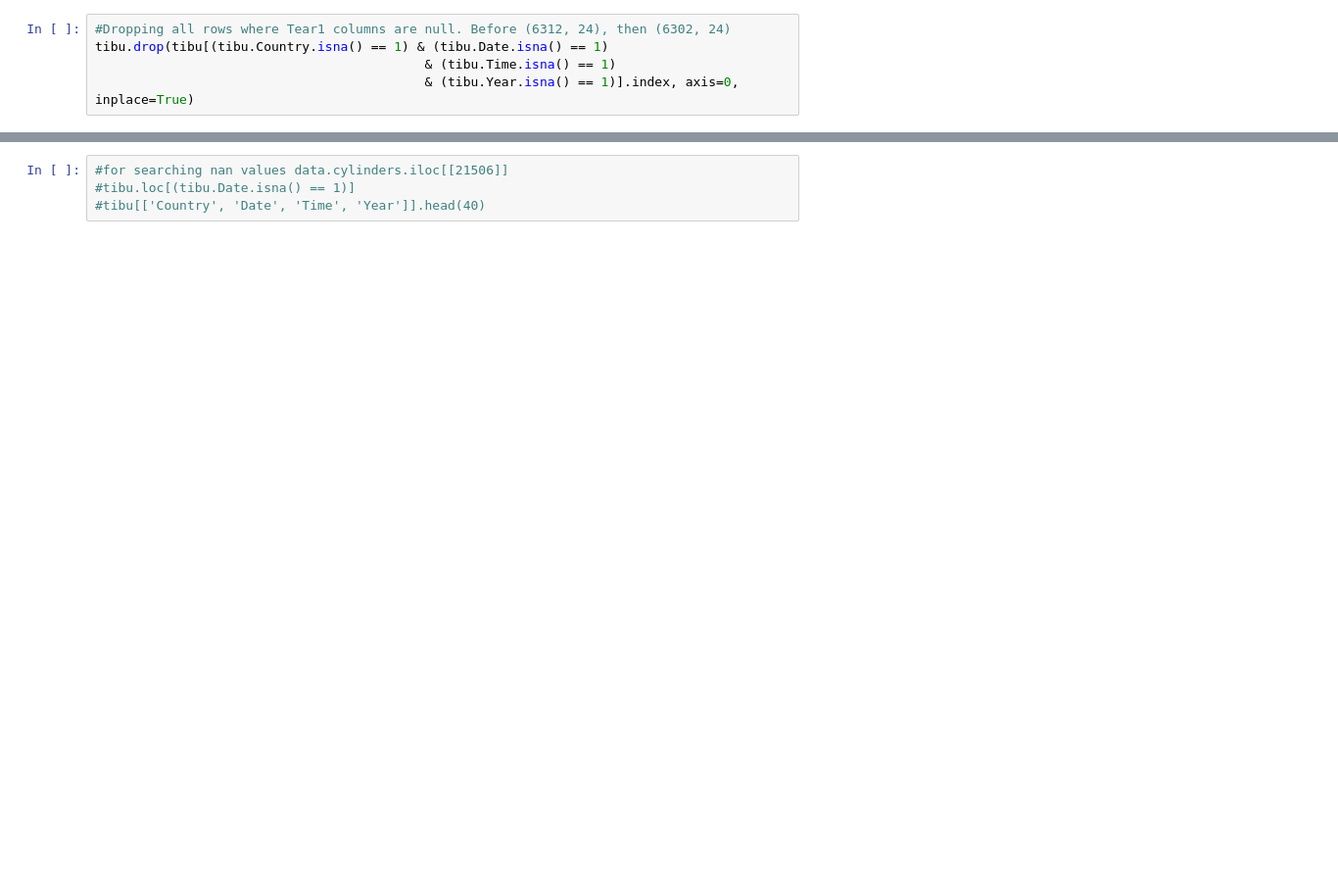
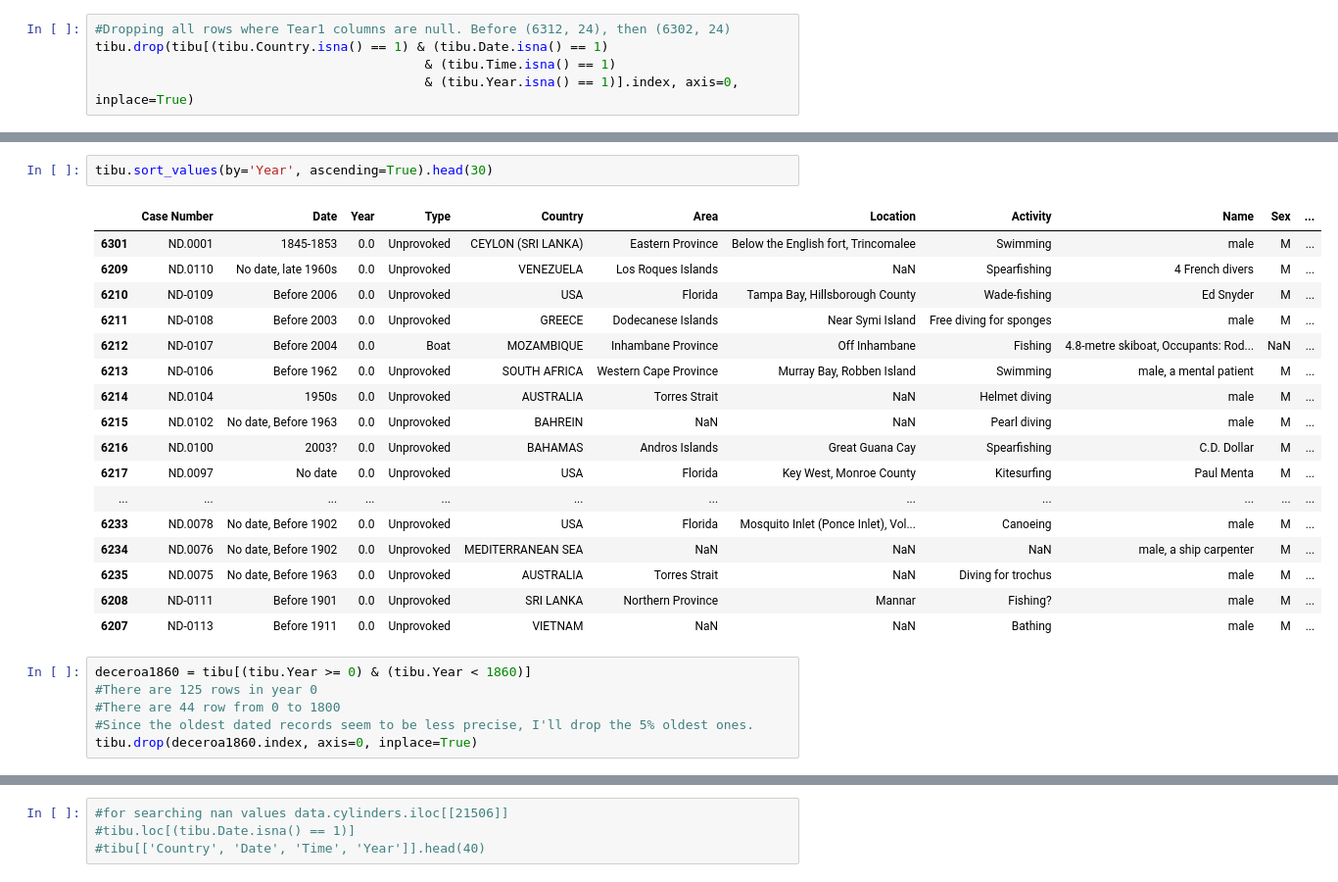
Before and after one commit to santiagofp9/Tiburon-a-la-vista-banista, a Jupyter notebook: Higiene.ipynb, the cells around one changed output, grey strips where cells are left out. Shown at 98% size. Saved outputs shown, nothing was run; the diff lists cells and outputs as text; blank space fills up the shorter version.

```diff
--- a/Higiene.ipynb
+++ b/Higiene.ipynb
@@ -90,0 +99,26 @@ tibu.loc[(tibu.Country.isna() == 1) & (tibu.Time.isna() == 1) & (tibu.Name.isna(
+# %%
+tibu.sort_values(by='Year', ascending=True).head(30)
+# %% [output]
+|  | Case Number | Date | Year | Type | Country | Area | Location | Activity | Name | Sex | ... |
+| 6301 | ND.0001 | 1845-1853 | 0.0 | Unprovoked | CEYLON (SRI LANKA) | Eastern Province | Below the English fort, Trincomalee | Swimming | male | M | ... |
+| 6209 | ND.0110 | No date, late 1960s | 0.0 | Unprovoked | VENEZUELA | Los Roques Islands | NaN | Spearfishing | 4 French divers | M | ... |
+| 6210 | ND-0109 | Before 2006 | 0.0 | Unprovoked | USA | Florida | Tampa Bay, Hillsborough County | Wade-fishing | Ed Snyder | M | ... |
+| 6211 | ND-0108 | Before 2003 | 0.0 | Unprovoked | GREECE | Dodecanese Islands | Near Symi Island | Free diving for sponges | male | M | ... |
+| 6212 | ND-0107 | Before 2004 | 0.0 | Boat | MOZAMBIQUE | Inhambane Province | Off Inhambane | Fishing | 4.8-metre skiboat, Occupants: Rod... | NaN | ... |
+| 6213 | ND-0106 | Before 1962 | 0.0 | Unprovoked | SOUTH AFRICA | Western Cape Province | Murray Bay, Robben Island | Swimming | male, a mental patient | M | ... |
+| 6214 | ND.0104 | 1950s | 0.0 | Unprovoked | AUSTRALIA | Torres Strait | NaN | Helmet diving | male | M | ... |
+| 6215 | ND.0102 | No date, Before 1963 | 0.0 | Unprovoked | BAHREIN | NaN | NaN | Pearl diving | male | M | ... |
+| 6216 | ND.0100 | 2003? | 0.0 | Unprovoked | BAHAMAS | Andros Islands | Great Guana Cay | Spearfishing | C.D. Dollar | M | ... |
+| 6217 | ND.0097 | No date | 0.0 | Unprovoked | USA | Florida | Key West, Monroe County | Kitesurfing | Paul Menta | M | ... |
+| ... | ... | ... | ... | ... | ... | ... | ... | ... | ... | ... | ... |
+| 6233 | ND.0078 | No date, Before 1902 | 0.0 | Unprovoked | USA | Florida | Mosquito Inlet (Ponce Inlet), Vol... | Canoeing | male | M | ... |
+| 6234 | ND.0076 | No date, Before 1902 | 0.0 | Unprovoked | MEDITERRANEAN SEA | NaN | NaN | NaN | male, a ship carpenter | M | ... |
+| 6235 | ND.0075 | No date, Before 1963 | 0.0 | Unprovoked | AUSTRALIA | Torres Strait | NaN | Diving for trochus | male | M | ... |
+| 6208 | ND-0111 | Before 1901 | 0.0 | Unprovoked | SRI LANKA | Northern Province | Mannar | Fishing? | male | M | ... |
+| 6207 | ND-0113 | Before 1911 | 0.0 | Unprovoked | VIETNAM | NaN | NaN | Bathing | male | M | ... |
+# %%
+deceroa1860 = tibu[(tibu.Year >= 0) & (tibu.Year < 1860)]
+#There are 125 rows in year 0
+#There are 44 row from 0 to 1800
+#Since the oldest dated records seem to be less precise, I'll drop the 5% oldest ones.
+tibu.drop(deceroa1860.index, axis=0, inplace=True)
```
Also changed, not shown: parts of 18 cells of this notebook, 2 other files.
